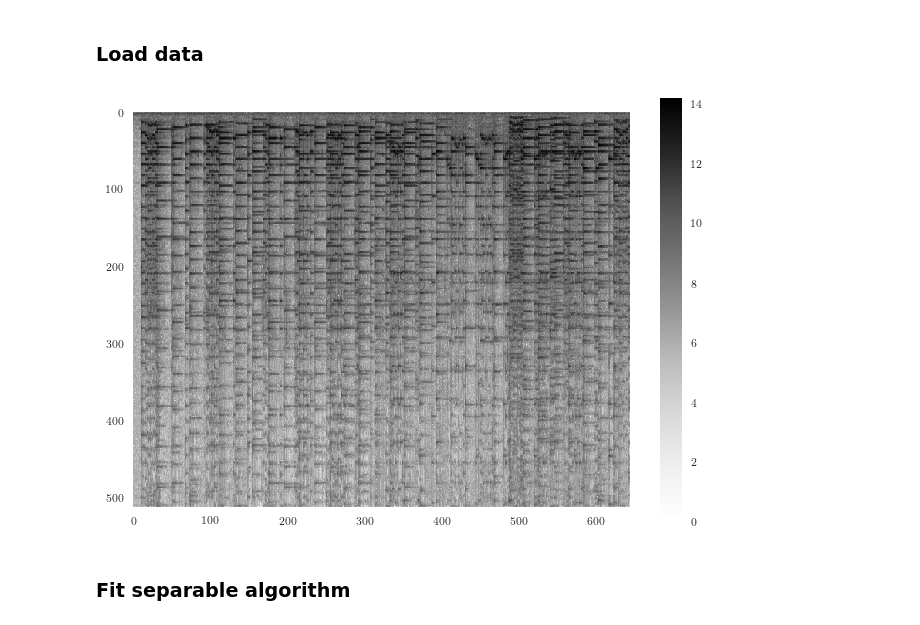
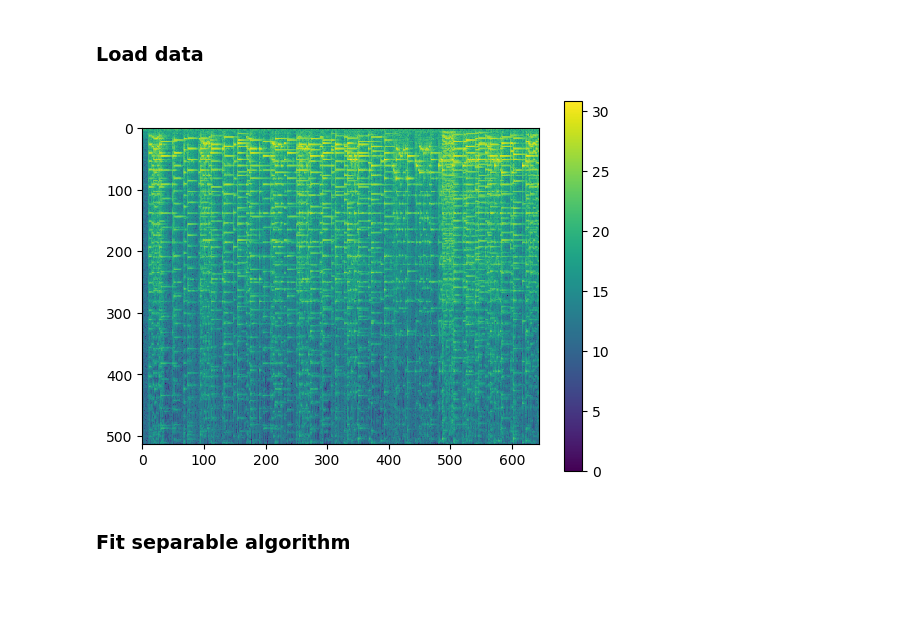
Before and after one commit to degleris1/CMF.jl, a Jupyter notebook: figures/sep_audio.ipynb, the cells around one changed output. Saved outputs shown, nothing was run; the diff lists cells and outputs as text; code cells hidden in the pictures; blank space fills up the shorter version.

```diff
--- a/figures/sep_audio.ipynb
+++ b/figures/sep_audio.ipynb
@@ -8,17 +8,15 @@ WARNING: replacing module Separable.
 # %% [markdown]
 ### Load data
 # %%
-include("./sep_plot_settings.jl")
+include("../datasets/audio.jl")
 
-spect = log10.(CMF.piano())
-data = spect .- minimum(spect)
+spect = piano()
 
-
-plt.imshow(data)
+plt.imshow(spect)
 plt.grid(false)
 plt.colorbar()
 plt.show()
 # %% [output]
-[figure, old version]
+[figure, new version]
 # %% [markdown]
 ### Fit separable algorithm
```
Also changed, not shown: parts of 10 cells of this notebook, 6 other files.
